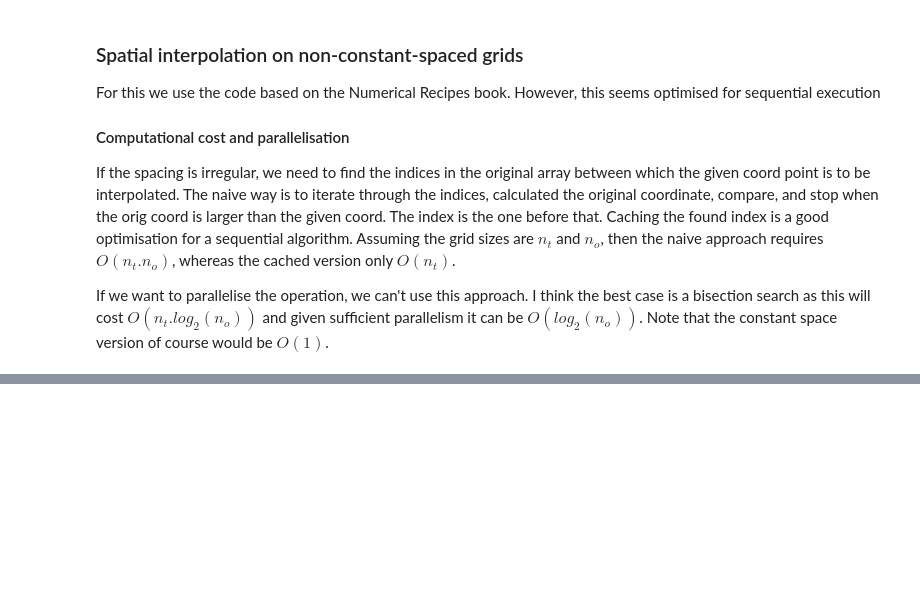
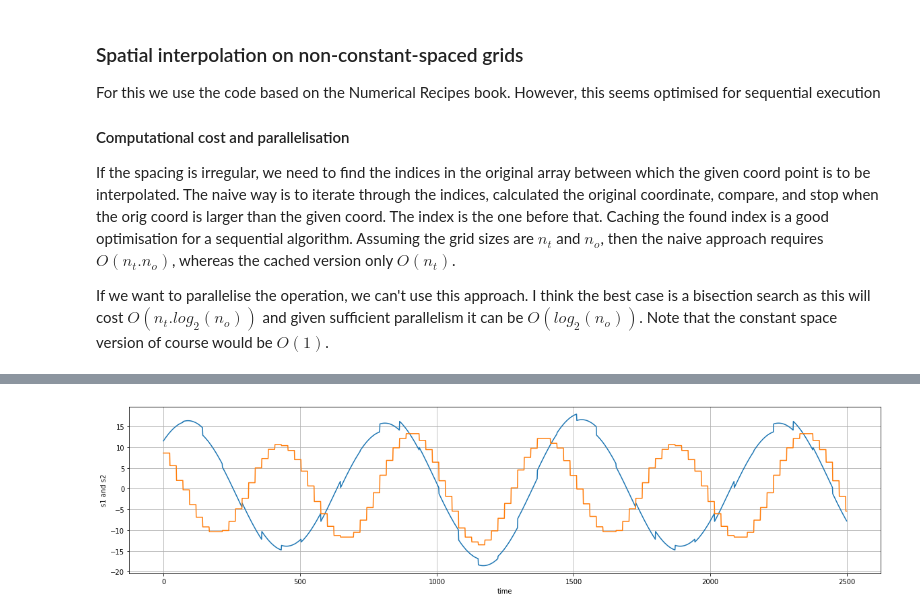
Before and after one commit to wimvanderbauwhede/ocean-atmosphere-model-coupling, a Jupyter notebook: Model-Coupling-Master-Notebook.ipynb, the cells around one changed output, grey strips where cells are left out. Drawn from its saved outputs; the diff is of its cells as text; code cells hidden in the pictures; blank space fills up the shorter version.

Commit message:
Created a test case for time interpolation

```diff
--- a/Model-Coupling-Master-Notebook.ipynb
+++ b/Model-Coupling-Master-Notebook.ipynb
@@ -779,0 +866,19 @@ Now I try interpolation, `test_interpolation.f95` to make sure the F95 code work
+# %%
+import numpy as np
+import matplotlib.pyplot as plt
+
+s1=np.array(s1l)
+s2=np.array(s2l)
+t=np.array(tl)
+
+plt.subplots(figsize=(20, 10))
+plt.subplot(211)
+plt.plot(t, s1, t, s2)
+
+plt.xlabel('time')
+plt.ylabel('s1 and s2')
+plt.grid(True)
+
+plt.show()
+# %% [output]
+[figure, added]
```
Also changed, not shown: parts of 5 cells of this notebook, 7 other files.
